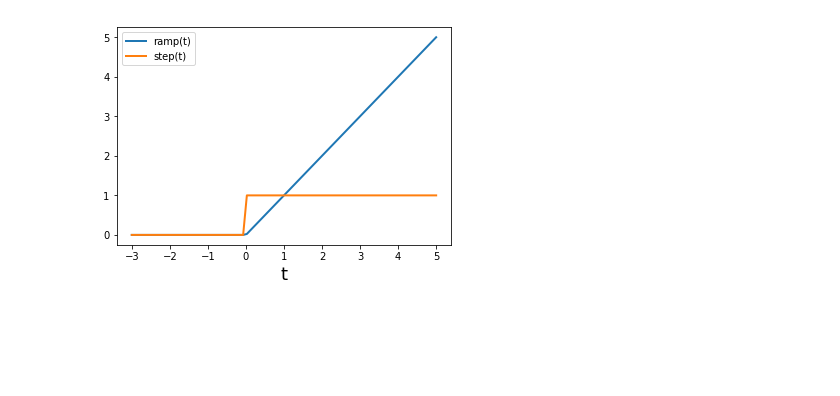
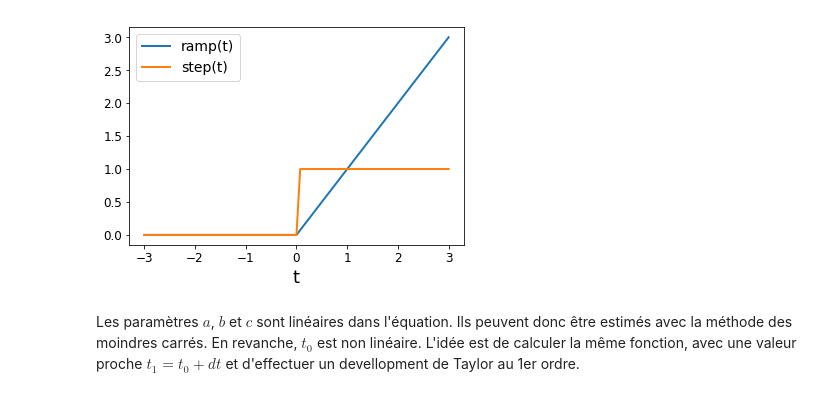
Before and after one commit to xdze2/xdze2.github.io-src, a Jupyter notebook: content/statistiques/segmentedLinearReg.ipynb, the cells around one changed output. Saved outputs shown, nothing was run; the diff lists cells and outputs as text; code cells hidden in the pictures; blank space fills up the shorter version.

```diff
--- a/content/statistiques/segmentedLinearReg.ipynb
+++ b/content/statistiques/segmentedLinearReg.ipynb
@@ -60,10 +28,13 @@ plt.rc('lines', linewidth=2)
 # %%
 ramp = lambda u: np.maximum( u, 0 )
 step = lambda u:  ( u > 0 ).astype(float)
 
-t = np.linspace( -3, 5, 83 )
+# plot
+t = np.linspace( -3, 3, 83 )
 plt.plot( t, ramp(t), label='ramp(t)' )
 plt.plot( t, step(t), label='step(t)' );
-plt.xlabel('t'); plt.legend();
+plt.xlabel('t'); plt.legend(fontsize=14);
 # %% [output]
-[figure, old version]
+[figure, new version]
+# %% [markdown]
+Les paramètres $a$, $b$ et $c$ sont linéaires dans l'équation. Ils peuvent donc être estimés avec la méthode des moindres carrés. En revanche, $t_0$ est non linéaire. L'idée est de calculer la même fonction, avec une valeur proche $t_1 = t_0 + dt$ et d'effectuer un devellopment de Taylor au 1er ordre.
```
Also changed, not shown: parts of 16 cells of this notebook, 1 other file.
